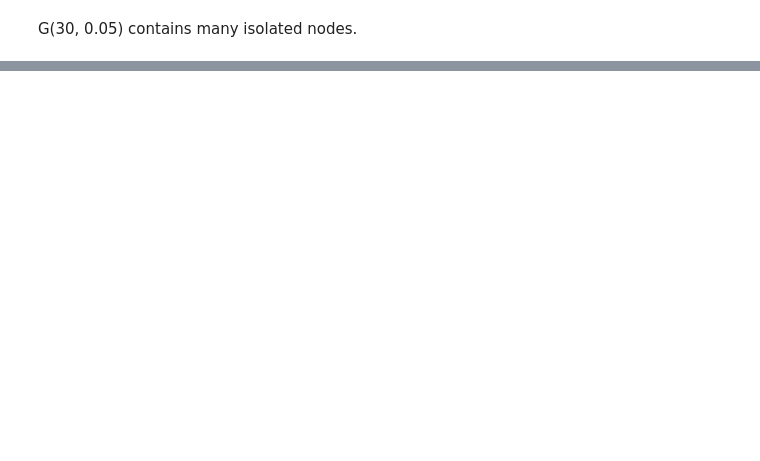
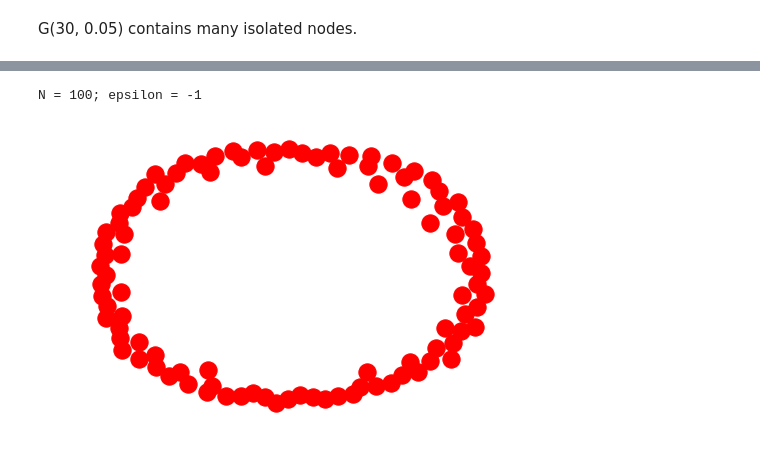
Before and after one commit to leonoverweel/infr-11124-stn, a Jupyter notebook: jupyter-notebooks/2-random-graphs.ipynb, the cells around one changed output, grey strips where cells are left out. Cells and saved outputs as stored; diff of their text form; code cells hidden in the pictures; blank space fills up the shorter version.

```diff
--- a/jupyter-notebooks/2-random-graphs.ipynb
+++ b/jupyter-notebooks/2-random-graphs.ipynb
@@ -28,0 +29,11 @@ nx.diameter(g)
+# %%
+N = 100
+epsilon = -1
+
+giant_component = nx.erdos_renyi_graph(100, (1 + epsilon) / N)
+
+nx.draw(giant_component)
+print('N = {}; epsilon = {}'.format(N, epsilon))
+# %% [output]
+N = 100; epsilon = -1
+[figure, added]
```
Also changed, not shown: parts of 4 cells of this notebook.
